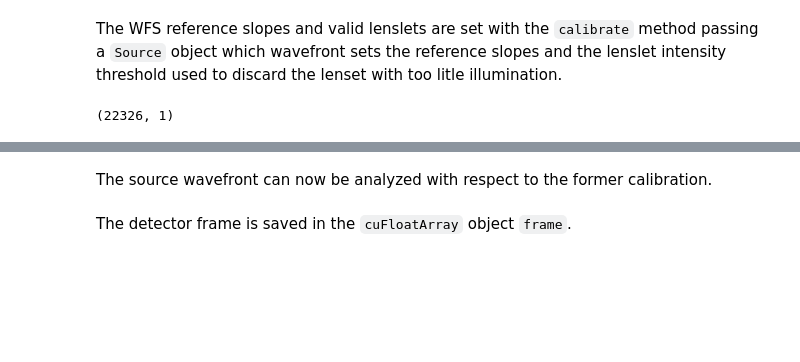
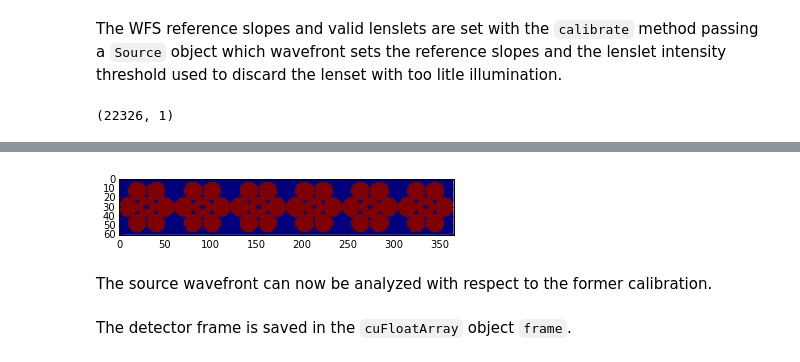
Before and after one commit to rconan/CEO, a Jupyter notebook: shackHartmann/LtaoShWfs.ipynb, the cells around one changed output, grey strips where cells are left out. Cells and saved outputs as stored; diff of their text form; code cells hidden in the pictures; blank space fills up the shorter version.

```diff
--- a/shackHartmann/LtaoShWfs.ipynb
+++ b/shackHartmann/LtaoShWfs.ipynb
@@ -99,6 +97,6 @@ print wfs.valid_actuator.f.host().shape
 # %%
 validActuator = wfs.valid_actuator
 validActuator_f = validActuator.f
-imshow(validActuator_f.host(shape=((nLenslet+1)*nGS,(nLenslet+1)),interpolation='None')
+imshow(validActuator_f.host(shape=((nLenslet+1)*nGS,(nLenslet+1))).T,interpolation='None')
 validActuator_f.host_data.sum()
 # %% [output]
@@ -106,3 +104,4 @@ SyntaxError: invalid syntax (<ipython-input-12-bdbd3b743dbe>, line 4)
+[figure, added]
 # %% [markdown]
 The source wavefront can now be analyzed with respect to the former calibration.
 # %%
```
Also changed, not shown: parts of 9 cells of this notebook, 6 other files.
